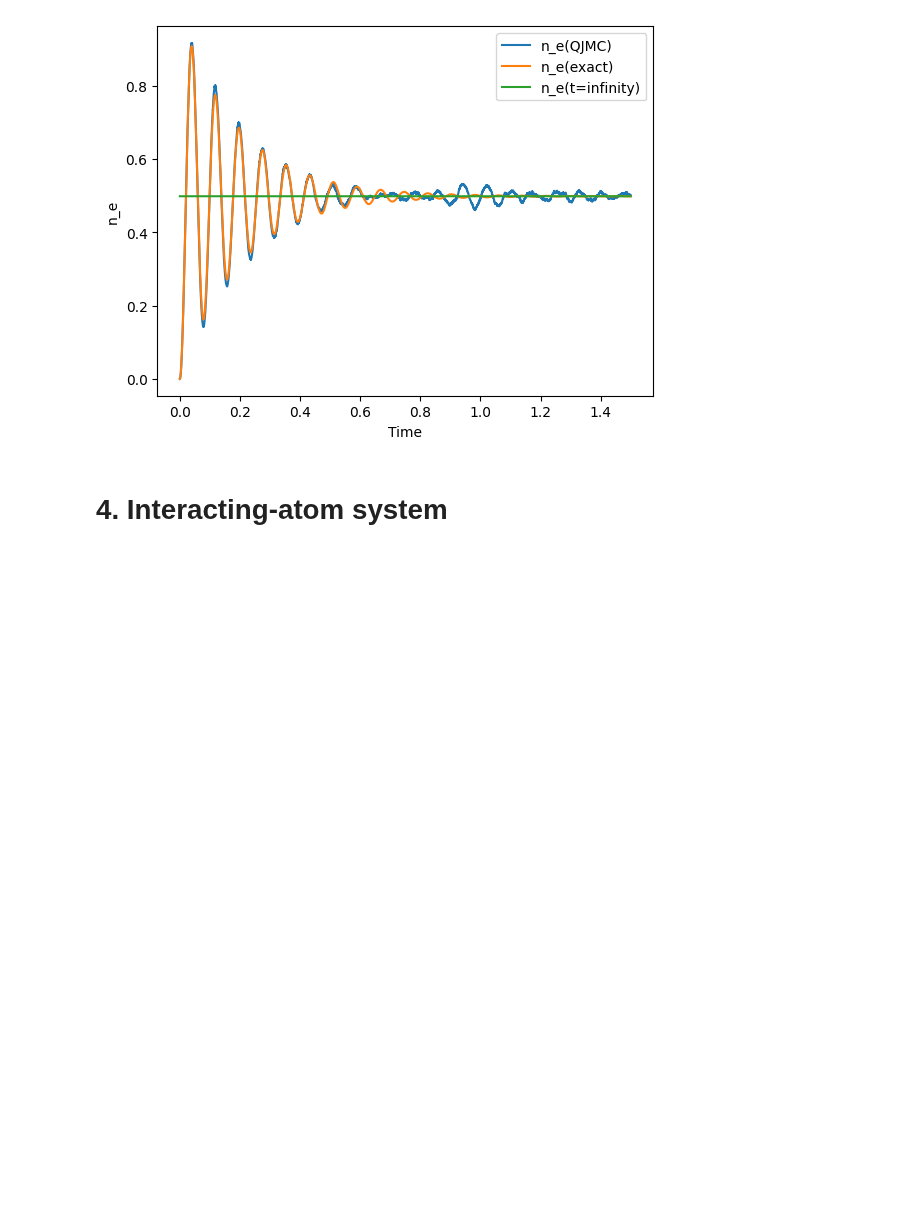
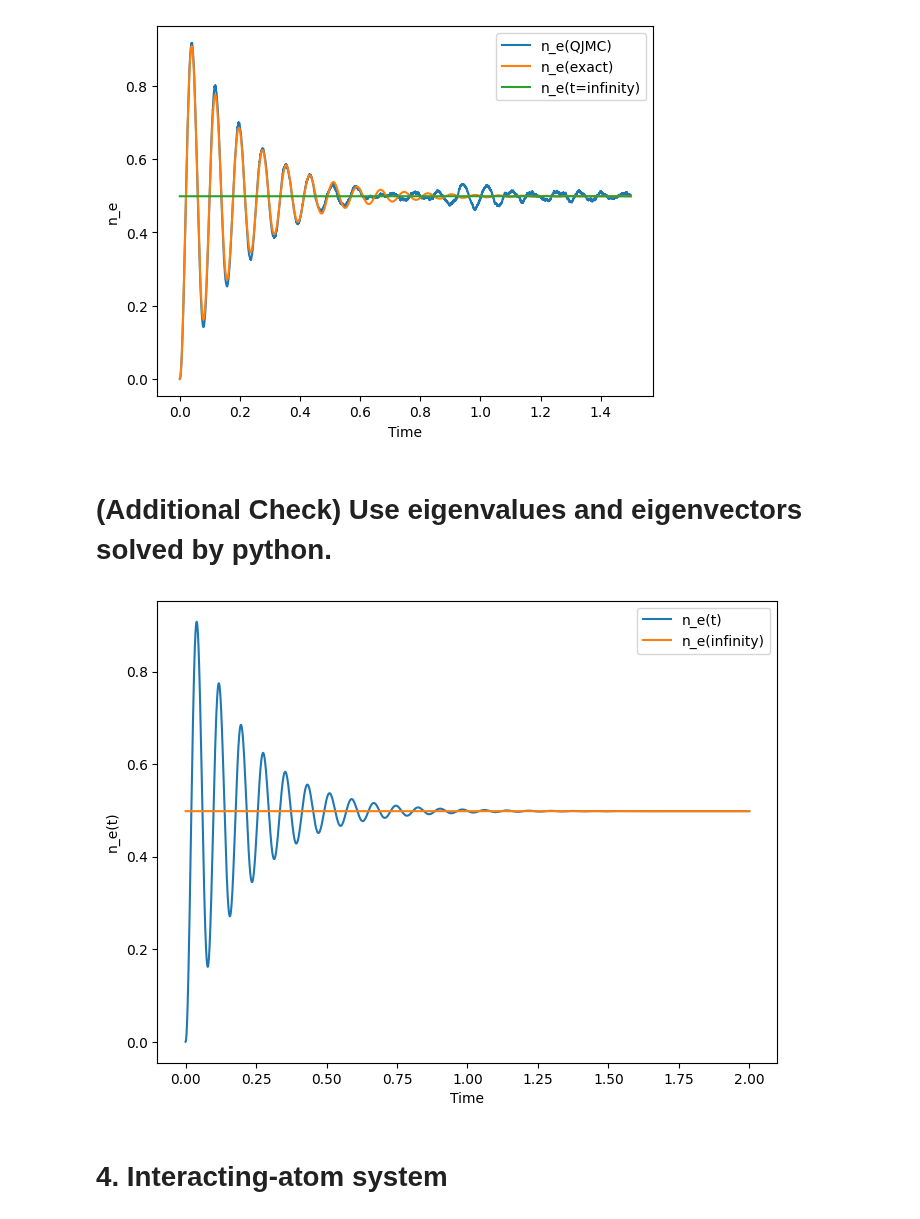
Before and after one commit to JSKao/Computational-Quantum-Many-Body-Physics, a Jupyter notebook: OpenQuantumNEW.ipynb, the cells around one changed output. Cells and saved outputs as stored; diff of their text form; code cells hidden in the pictures; blank space fills up the shorter version.

```diff
--- a/OpenQuantumNEW.ipynb
+++ b/OpenQuantumNEW.ipynb
@@ -470,4 +473,5 @@ Thus, $n_{e}(t = \infty)= tr(\ket{e}\bra{e}\rho_{ss}) = tr(
 # %%
 # Define the value excitation density of the stationary state
 gamma = omega / 6
-ne_infty = 1/ (2+gamma**2/(4*omega**2))
+n_e_infty = 1/ (2+gamma**2/(4*omega**2))
+print("n_e(infinity)= ", n_e_infty)
@@ -552,15 +558,15 @@ def Rho(parameters, t):
 t_values = np.linspace(0, 1.5, 15000)
 
 # Construct the excitation density ne(t)
-ne = []
-ne_infty_values = []
+n_e = []
+n_e_infty_values = []
 for t in t_values:
     norm = Rho(parameters, t)[0] + Rho(parameters, t)[3]
-    ne.append(Rho(parameters, t)[3]/norm)
-    ne_infty_values.append(ne_infty)
+    n_e.append(Rho(parameters, t)[3]/norm)
+    n_e_infty_values.append(n_e_infty)
 
 # Plot
-n_e_values = np.array(ne)
+n_e_values = np.array(n_e)
 plt.plot(t_values, n_e_values, label=r'$n_e(t)$')
 plt.xlabel('Time')
 plt.ylabel('n_e(t)')
@@ -604,3 +610,5 @@ plt.legend()
 plt.show()
 # %% [output]
 [figure]
+# %% [markdown]
+# (Additional Check) Use eigenvalues and eigenvectors solved by python.
@@ -607,3 +652,54 @@ plt.show()
+# %%
+# Solve a1, a2, a3, a4 by Va = b
+v0= np.zeros((4), dtype=complex)
+v0[0]= 1
+V = np.zeros((4,4), dtype=complex)
+b = np.zeros((4), dtype=complex)
+for m in range(4):
+    b[m] = dagger(vectors[m]) @ v0
+    for n in range(4):
+        V[m][n] = dagger(vectors[m]) @ vectors[n]
+
+a = np.linalg.solve(V,b)
+
+# Construct the solution rho(t) of the master equation
+parameters = []
+parameters.append(a)
+parameters.append(values)
+parameters.append(vectors)
+
+# rho(t) = a_1.exp(lambda_1.t).u_1
+def Rho(parameters, t):
+    state = np.zeros((4), dtype=complex)
+    for i in range(4):
+        state += parameters[0][i] * np.exp(parameters[1][i]*t) * parameters[2][i]
+    return state
+
+t_values = np.linspace(0, 2, 10000)
+
+
+# Construct the excitation density n_e(t)
+# n_e = tr(|1)(1| . rho) = rho[3]
+n_e = []
+n_e_infty_values = []
+
+for t in t_values:
+    n_e.append(Rho(parameters, t)[3])
+    n_e_infty_values.append(ne_infty)
+
+# Plot
+plt.figure(figsize=(8,6))
+n_e_values = np.array(n_e)
+plt.plot(t_values, n_e, label='n_e(t)')
+plt.plot(t_values, n_e_infty_values, label='n_e(infinity)')
+
+
+plt.xlabel('Time')
+plt.ylabel('n_e(t)')
+plt.legend()
+plt.show()
+# %% [output]
+[figure, added]
 # %% [markdown]
 # 4. Interacting-atom system
 # %% [markdown]
```
Also changed, not shown: parts of 53 cells of this notebook.
